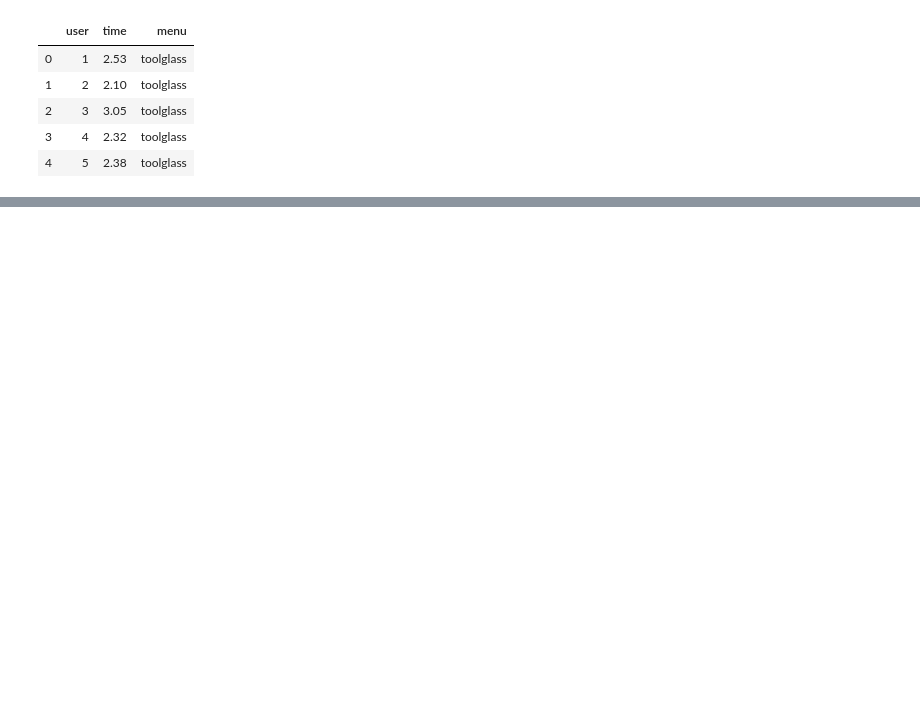
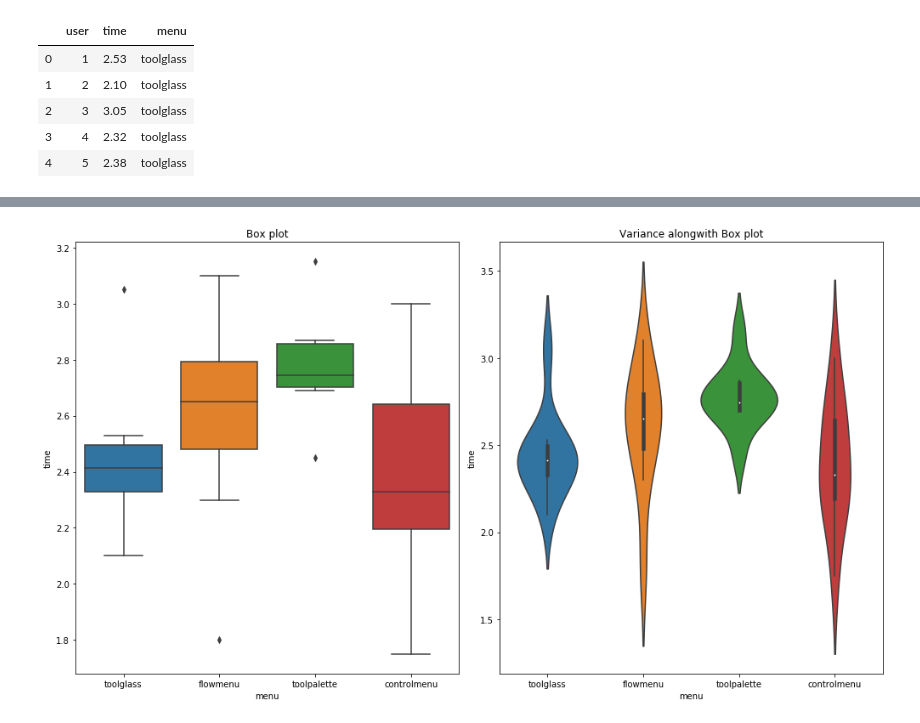
Before and after one commit to ParasAvkirkar/InferentialStatisticalAnalysis, a Jupyter notebook: vis.ipynb, the cells around one changed output, grey strips where cells are left out. Saved outputs shown, nothing was run; the diff lists cells and outputs as text; code cells hidden in the pictures; blank space fills up the shorter version.

```diff
--- a/vis.ipynb
+++ b/vis.ipynb
@@ -30,0 +48,11 @@ for i in range(2):
+# %%
+figures, axes = plt.subplots(ncols=2, nrows=1, figsize=(14, 8))
+sns.boxplot(x="menu", y="time", data=first_set, ax=axes[0])
+axes[0].set_title("Box plot")
+
+sns.violinplot(x="menu", y="time", data=first_set, ax=axes[1])
+axes[1].set_title("Variance alongwith Box plot")
+
+plt.tight_layout()
+# %% [output]
+[figure, added]
```
Also changed, not shown: parts of 18 cells of this notebook.
